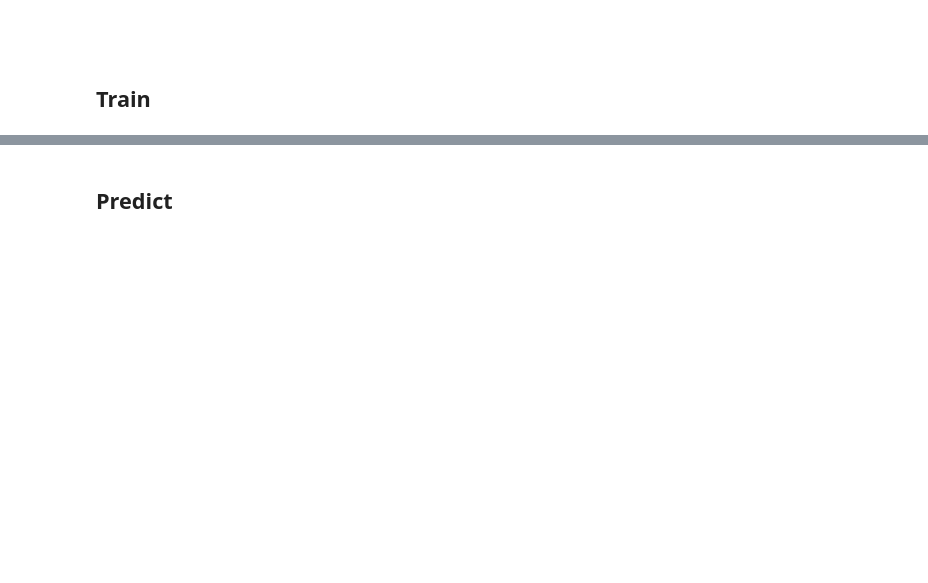
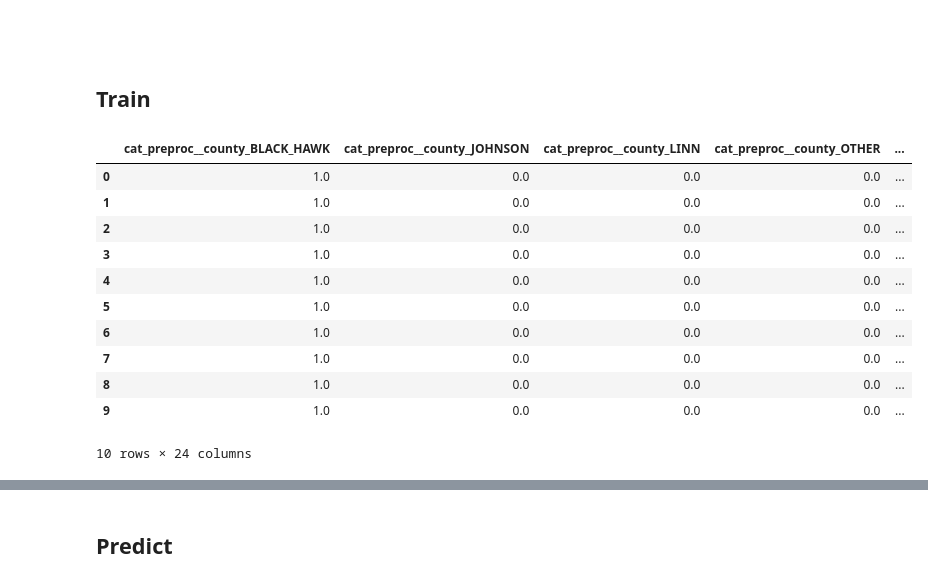
Before and after one commit to hilinski/liquor_demand_forecasting, a Jupyter notebook: notebooks/david.ipynb, the cells around one changed output, grey strips where cells are left out. Saved outputs shown, nothing was run; the diff lists cells and outputs as text; code cells hidden in the pictures; blank space fills up the shorter version.

```diff
--- a/notebooks/david.ipynb
+++ b/notebooks/david.ipynb
@@ -113,13 +114,15 @@ query = f"""
           from combinations c
           left join summary s on c.date = s.date and c.category_name = s.category_name and c.county = s.county
           )
-          select date_week, category_name, county,
-          extract(YEAR FROM date_week) as week_year,
-          extract(WEEK(MONDAY) from date_week) as week_of_year,
-           sum(bottles_sold) as bottles_sold
-           from data_combinations
-           group by 1,2,3,4,5
-           order by county asc, category_name asc, date_week asc
+        select
+            date_week,
+            category_name, county,
+            extract(YEAR FROM date_week) as week_year,
+            extract(WEEK(MONDAY) from date_week) as week_of_year,
+            sum(bottles_sold) as bottles_sold
+        from data_combinations
+        group by 1,2,3,4,5
+        order by county asc, category_name asc, date_week asc
 
     """
 
@@ -147,7 +150,7 @@ df['sin_MoSold'] = np.sin(2*np.pi*df.num_month/month_in_year)
 df['cos_MoSold'] = np.cos(2*np.pi*df.num_month/month_in_year)
 df = df.drop('num_month', axis=1)
 columnas_target = df[["bottles_sold"]]
-columnas_apoyo = df[['category_name','county']]
+columnas_apoyo = df[['category_name','county','sin_MoSold','cos_MoSold']]
 # %%
 df.head()
 # %% [output]
@@ -390,3 +405,18 @@ def train_model(model, X, y, batch_size=256,patience=2, validation_data=None, va
         )
     print(f"✅ Model trained on {len(X)} rows with min val MAE: {round(np.min(history.history['val_mae']), 2)}")
     return model, history
+# %%
+data_processed.head(10)
+# %% [output]
+|  | cat_preproc__county_BLACK_HAWK | cat_preproc__county_JOHNSON | cat_preproc__county_LINN | cat_preproc__county_OTHER | ... |
+| 0 | 1.0 | 0.0 | 0.0 | 0.0 | ... |
+| 1 | 1.0 | 0.0 | 0.0 | 0.0 | ... |
+| 2 | 1.0 | 0.0 | 0.0 | 0.0 | ... |
+| 3 | 1.0 | 0.0 | 0.0 | 0.0 | ... |
+| 4 | 1.0 | 0.0 | 0.0 | 0.0 | ... |
+| 5 | 1.0 | 0.0 | 0.0 | 0.0 | ... |
+| 6 | 1.0 | 0.0 | 0.0 | 0.0 | ... |
+| 7 | 1.0 | 0.0 | 0.0 | 0.0 | ... |
+| 8 | 1.0 | 0.0 | 0.0 | 0.0 | ... |
+| 9 | 1.0 | 0.0 | 0.0 | 0.0 | ... |
+10 rows × 24 columns
```
Also changed, not shown: parts of 26 cells of this notebook, 6 other files.
